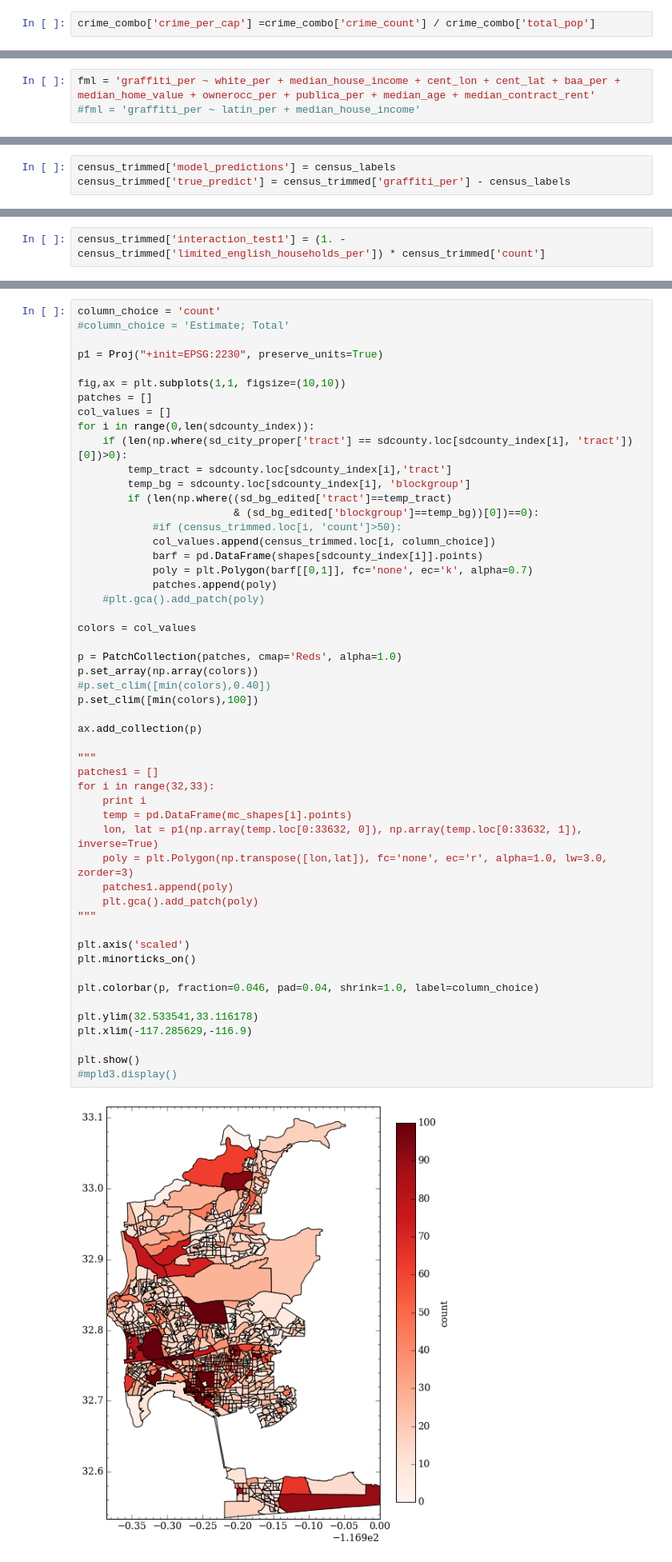
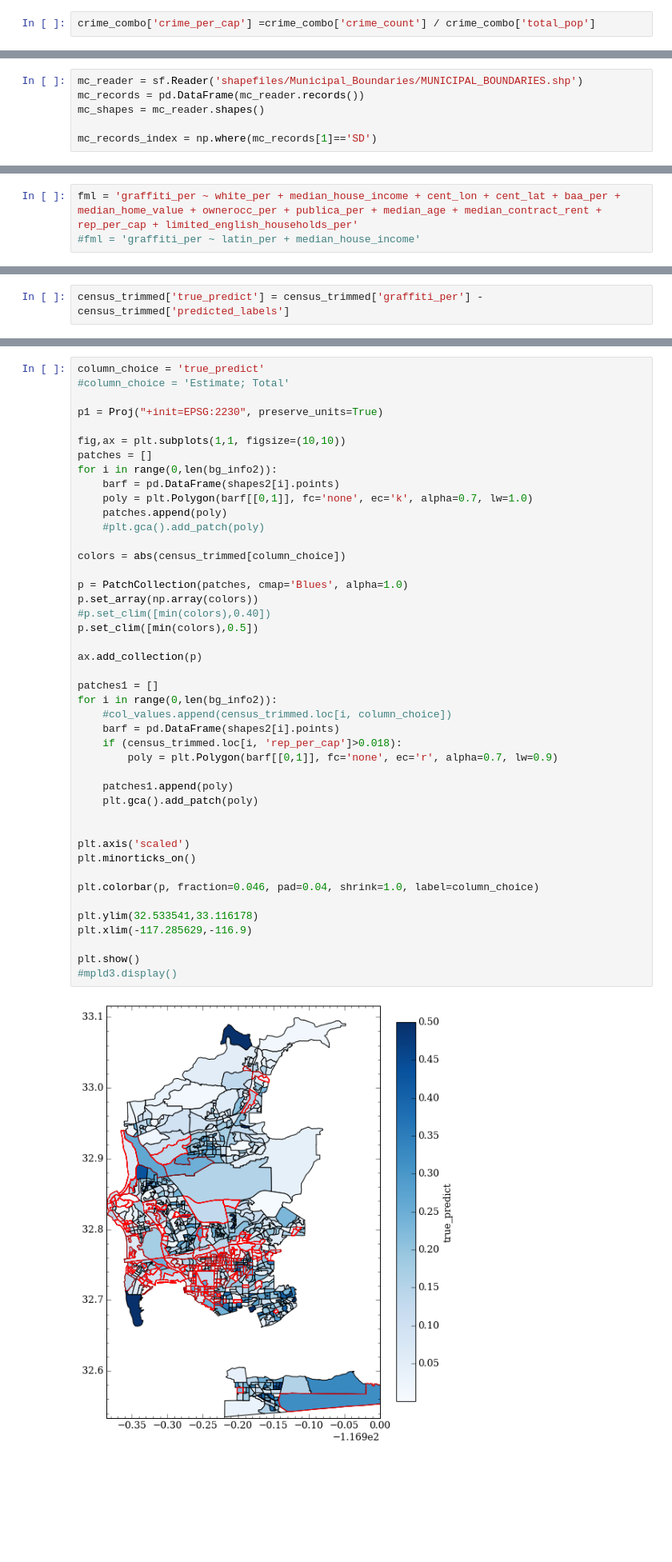
Before and after one commit to katiesch/insight2016, a Jupyter notebook: modeling_work.ipynb, the cells around one changed output, grey strips where cells are left out. Shown at 80% size. Saved outputs shown, nothing was run; the diff lists cells and outputs as text; blank space fills up the shorter version.

Commit message:
finessing features in regression model

```diff
--- a/modeling_work.ipynb
+++ b/modeling_work.ipynb
@@ -109,4 +115,10 @@ for i in census_trimmed.columns.values:
 reader2 = sf.Reader('shapefiles/sandiego_city_blockgroups.shp')
 bg_info2 = pd.DataFrame(reader2.records())
 shapes2 = reader2.shapes()
+# %%
+mc_reader = sf.Reader('shapefiles/Municipal_Boundaries/MUNICIPAL_BOUNDARIES.shp')
+mc_records = pd.DataFrame(mc_reader.records())
+mc_shapes = mc_reader.shapes()
+
+mc_records_index = np.where(mc_records[1]=='SD')
 # %%
@@ -369,5 +418,5 @@ Now add in other features to the model to improve the accuracy.
 # %%
-fml = 'graffiti_per ~ white_per + median_house_income + cent_lon + cent_lat + baa_per + median_home_value + ownerocc_per + publica_per + median_age + median_contract_rent'
+fml = 'graffiti_per ~ white_per + median_house_income + cent_lon + cent_lat + baa_per + median_home_value + ownerocc_per + publica_per + median_age + median_contract_rent + rep_per_cap + limited_english_households_per'
 #fml = 'graffiti_per ~ latin_per + median_house_income'
 # %%
 model = smf.ols(fml, training_set).fit()
@@ -523,5 +568,4 @@ test.set_xlim(-0.2,0.89)
 # %% [markdown]
 #### Map out predictions
 # %%
-census_trimmed['model_predictions'] = census_labels
-census_trimmed['true_predict'] = census_trimmed['graffiti_per'] - census_labels
+census_trimmed['true_predict'] = census_trimmed['graffiti_per'] - census_trimmed['predicted_labels']
@@ -578,2 +571,0 @@ array(['Unnamed: 0', 'tract', 'blockgroup', 'count', 'graffiti_count',
-# %%
-census_trimmed['interaction_test1'] = (1. - census_trimmed['limited_english_households_per']) * census_trimmed['count']
@@ -580,57 +593,49 @@ census_trimmed['interaction_test1'] = (1. - census_trimmed['limited_english_hous
 # %%
-column_choice = 'count'
+column_choice = 'true_predict'
 #column_choice = 'Estimate; Total'
 
 p1 = Proj("+init=EPSG:2230", preserve_units=True)
 
 fig,ax = plt.subplots(1,1, figsize=(10,10))
 patches = []
-col_values = []
-for i in range(0,len(sdcounty_index)):
-    if (len(np.where(sd_city_proper['tract'] == sdcounty.loc[sdcounty_index[i], 'tract'])[0])>0):
-        temp_tract = sdcounty.loc[sdcounty_index[i],'tract']
-        temp_bg = sdcounty.loc[sdcounty_index[i], 'blockgroup']
-        if (len(np.where((sd_bg_edited['tract']==temp_tract)
-                         & (sd_bg_edited['blockgroup']==temp_bg))[0])==0):
-            #if (census_trimmed.loc[i, 'count']>50):
-            col_values.append(census_trimmed.loc[i, column_choice])
-            barf = pd.DataFrame(shapes[sdcounty_index[i]].points)
-            poly = plt.Polygon(barf[[0,1]], fc='none', ec='k', alpha=0.7)
-            patches.append(poly)
+for i in range(0,len(bg_info2)):
+    barf = pd.DataFrame(shapes2[i].points)
+    poly = plt.Polygon(barf[[0,1]], fc='none', ec='k', alpha=0.7, lw=1.0)
+    patches.append(poly)
     #plt.gca().add_patch(poly)
 
-colors = col_values
+colors = abs(census_trimmed[column_choice])
 
-p = PatchCollection(patches, cmap='Reds', alpha=1.0)
+p = PatchCollection(patches, cmap='Blues', alpha=1.0)
 p.set_array(np.array(colors))
 #p.set_clim([min(colors),0.40])
-p.set_clim([min(colors),100])
+p.set_clim([min(colors),0.5])
 
 ax.add_collection(p)
 
-"""
 patches1 = []
-for i in range(32,33):
-    print i
-    temp = pd.DataFrame(mc_shapes[i].points)
-    lon, lat = p1(np.array(temp.loc[0:33632, 0]), np.array(temp.loc[0:33632, 1]), inverse=True)
-    poly = plt.Polygon(np.transpose([lon,lat]), fc='none', ec='r', alpha=1.0, lw=3.0, zorder=3)
+for i in range(0,len(bg_info2)):
+    #col_values.append(census_trimmed.loc[i, column_choice])
+    barf = pd.DataFrame(shapes2[i].points)
+    if (census_trimmed.loc[i, 'rep_per_cap']>0.018):
+        poly = plt.Polygon(barf[[0,1]], fc='none', ec='r', alpha=0.7, lw=0.9)
+
     patches1.append(poly)
     plt.gca().add_patch(poly)
-"""
+
 
 plt.axis('scaled')
 plt.minorticks_on()
 
 plt.colorbar(p, fraction=0.046, pad=0.04, shrink=1.0, label=column_choice)
 
 plt.ylim(32.533541,33.116178)
 plt.xlim(-117.285629,-116.9)
 
 plt.show()
 #mpld3.display()
 # %% [output]
-[figure, old version]
+[figure, new version]
 # %%
 from sklearn.cluster import KMeans
 from sklearn.datasets import make_blobs
```
Also changed, not shown: parts of 22 cells of this notebook.
